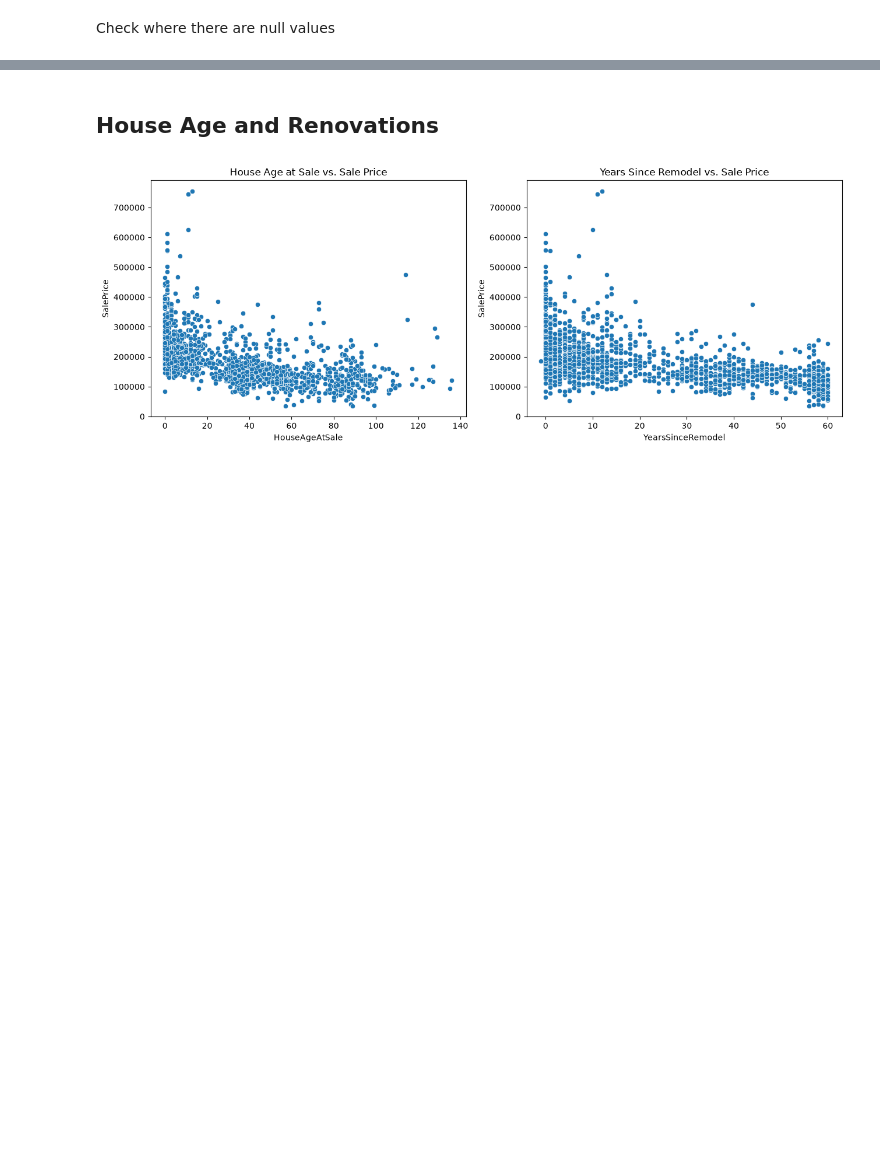
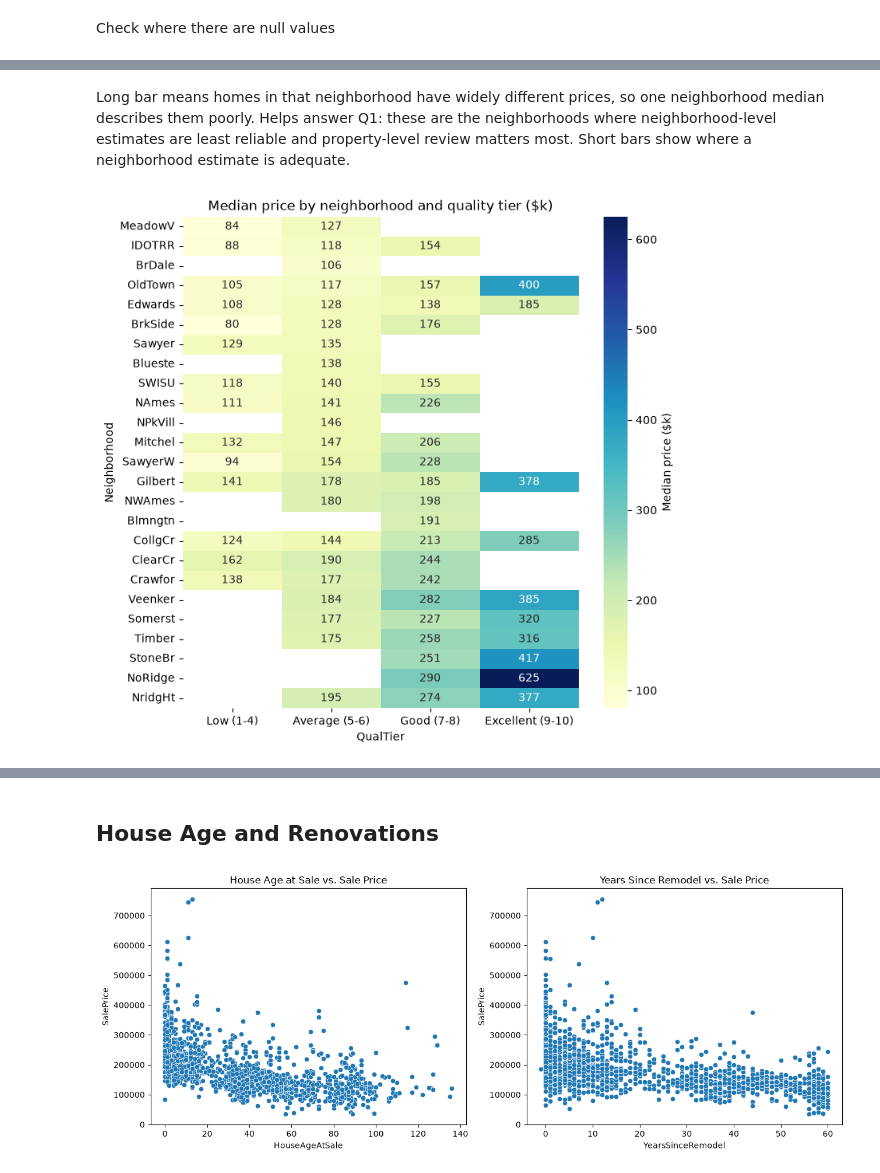
Before and after one commit to Kbeaty26/DS701-Midterm-Project, a Jupyter notebook: scripts/eda.ipynb, the cells around one changed output, grey strips where cells are left out. Drawn from its saved outputs; the diff is of its cells as text; code cells hidden in the pictures; blank space fills up the shorter version.

```diff
--- a/scripts/eda.ipynb
+++ b/scripts/eda.ipynb
@@ -158,0 +105,13 @@ plt.show()
+# %% [markdown]
+Long bar means homes in that neighborhood have widely different prices, so one neighborhood median describes them poorly.
+Helps answer Q1: these are the neighborhoods where neighborhood-level estimates are least reliable and property-level review matters most. Short bars show where a neighborhood estimate is adequate.
+# %%
+pt = df.pivot_table(index='Neighborhood', columns='QualTier',
+                    values='SalePrice', aggfunc='median', observed=True)
+pt = pt.loc[df.groupby('Neighborhood')['SalePrice'].median().sort_values().index]
+plt.figure(figsize=(8,8))
+sns.heatmap(pt / 1000, annot=True, fmt='.0f', cmap='YlGnBu', cbar_kws={'label': 'Median price ($k)'})
+plt.title('Median price by neighborhood and quality tier ($k)')
+plt.show()
+# %% [output]
+[figure, added]
```
Also changed, not shown: parts of 46 cells of this notebook, 3 other files.
